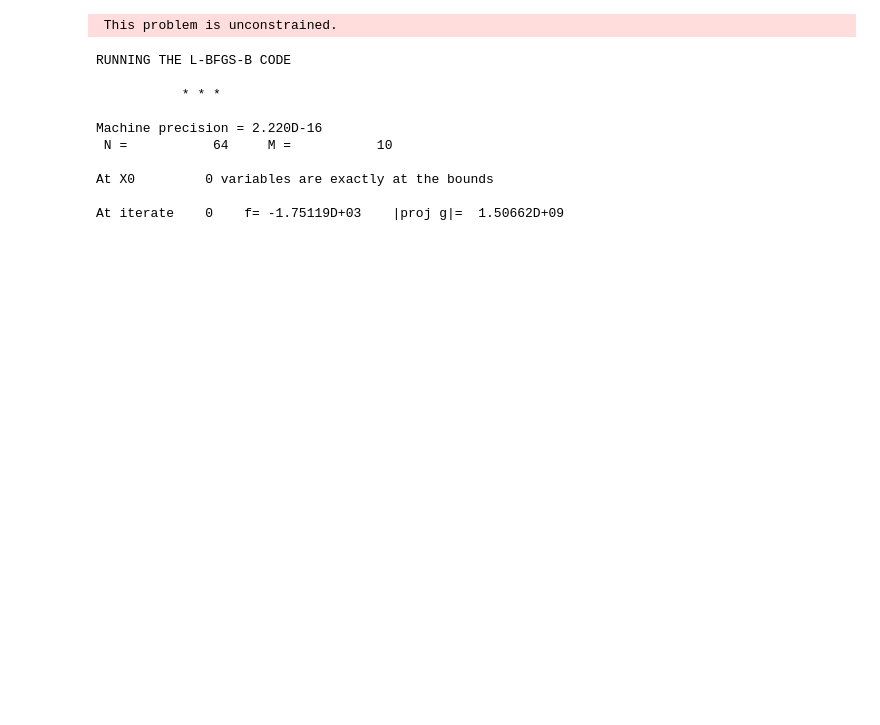
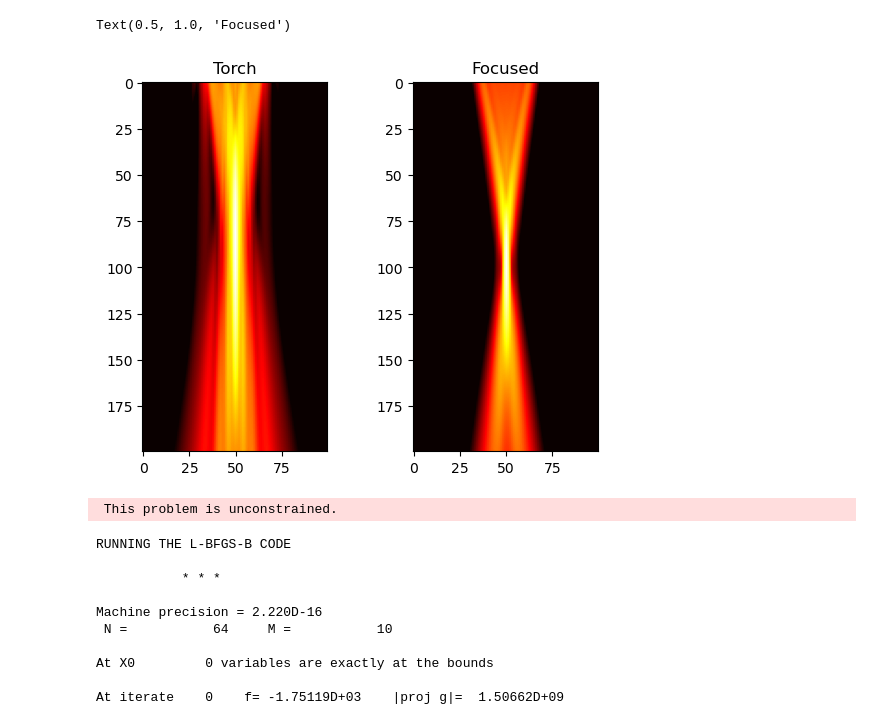
Before and after one commit to creatis-ULTIM/PyMUST, a Jupyter notebook: examples/testGPU.ipynb, the cells around one changed output. Drawn from its saved outputs; the diff is of its cells as text; code cells hidden in the pictures; blank space fills up the shorter version.

```diff
--- a/examples/testGPU.ipynb
+++ b/examples/testGPU.ipynb
@@ -1101,4 +1183,4 @@ tensor(-51065080., grad_fn=<MulBackward0>)
 # %%
-P1, P_SPECT, IDX, outputs = pfield(X, [], Z, txdel, param, gradientsTx = True)
+P1, P_SPECT, IDX, outputs = pfield(X, [], Z, txdel, param, engine = numericalEngine.NumericalEngine('torch'), gradientsTx = True)
 print(P1[100, 50])
 # %% [output]
@@ -1111,2 +1188,5 @@ plt.imshow(P1.detach().numpy())
+# %%
+def to_db(X):
+    return 10*np.log10(np.abs(X)/np.max(np.abs(X)))
 # %%
 txdelay2 = pymust.txdelayFocused(param, X[100, 50], Z[100, 50])
@@ -1129,3 +1212,17 @@ import scipy
+# %%
+_, (f1, f2) = plt.subplots(ncols = 2)
+plt.sca(f1)
+plt.imshow(to_db(P1.detach().numpy()), cmap = 'hot')
+plt.clim(-10,0)
+plt.title('Torch')
+
+plt.sca(f2)
+plt.imshow(to_db(P1_2), cmap = 'hot')
+plt.clim(-10,0)
+plt.title('Focused')
+# %% [output]
+Text(0.5, 1.0, 'Focused')
+[figure, added]
 # %%
 engineNP = Engine('numpy', 'cpu')
 def f_opt(txdel):
```
Also changed, not shown: parts of 21 cells of this notebook, 4 other files.
